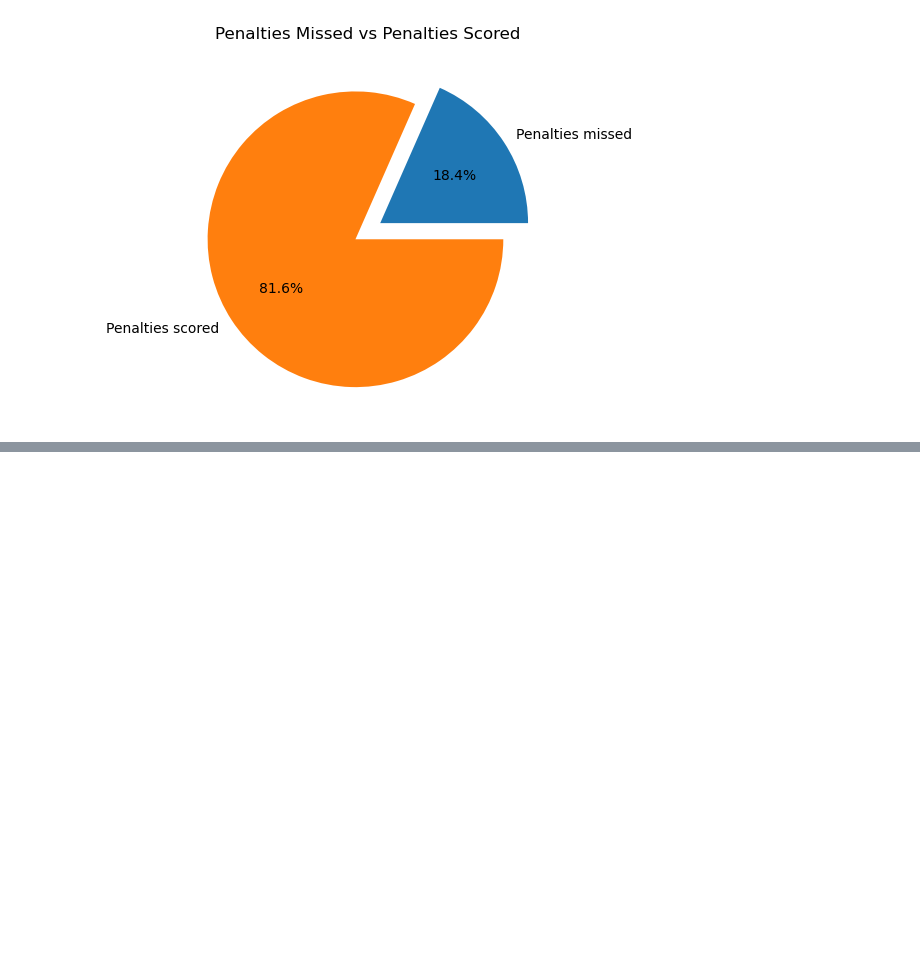
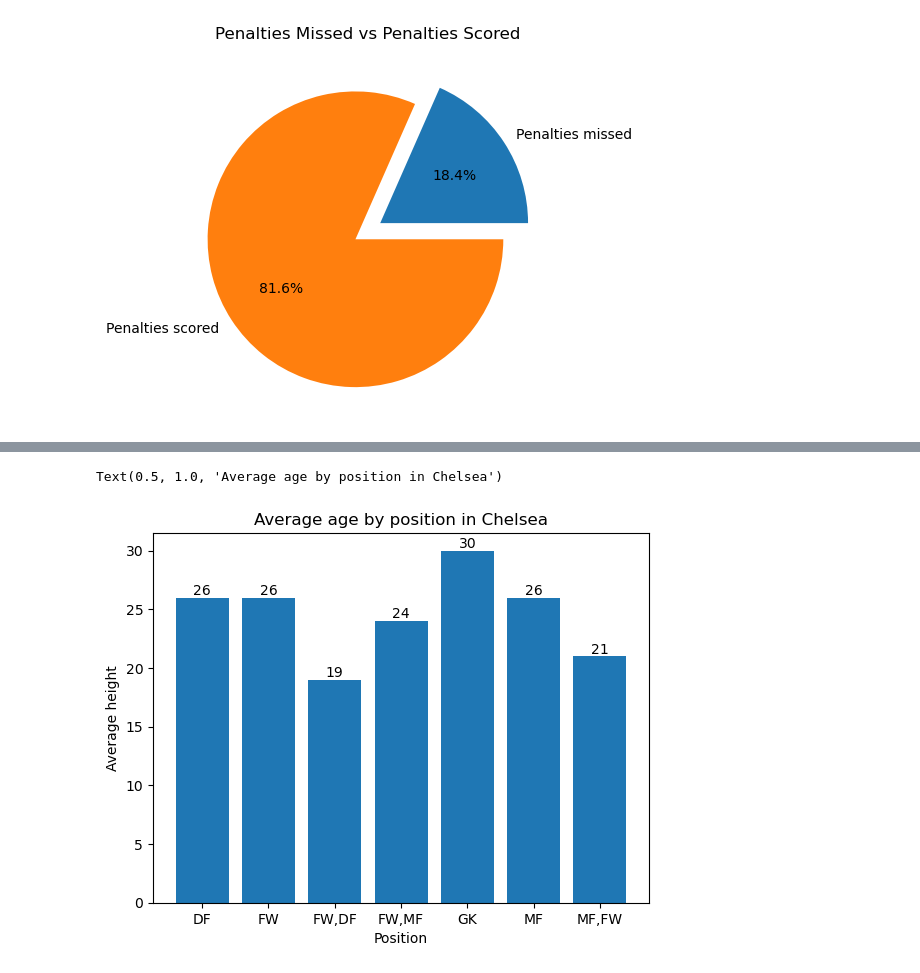
Before and after one commit to zafchiel/datas-notebooks, a Jupyter notebook: premier-league/analysis.ipynb, the cells around one changed output, grey strips where cells are left out. Cells and saved outputs as stored; diff of their text form; code cells hidden in the pictures; blank space fills up the shorter version.

```diff
--- a/premier-league/analysis.ipynb
+++ b/premier-league/analysis.ipynb
@@ -345,0 +396,4 @@ plt.show()
+# %%
+# Average age by position
+avg_age_by_position = Chelsea.groupby('Position')['Age'].mean()
+avg_age_by_position
@@ -345,0 +410,9 @@ plt.show()
+# %%
+bars = plt.bar(avg_age_by_position.index, avg_age_by_position.values.round())
+plt.bar_label(bars)
+plt.xlabel('Position')
+plt.ylabel('Average height')
+plt.title('Average age by position in Chelsea')
+# %% [output]
+Text(0.5, 1.0, 'Average age by position in Chelsea')
+[figure, added]
```
Also changed, not shown: parts of 5 cells of this notebook.
